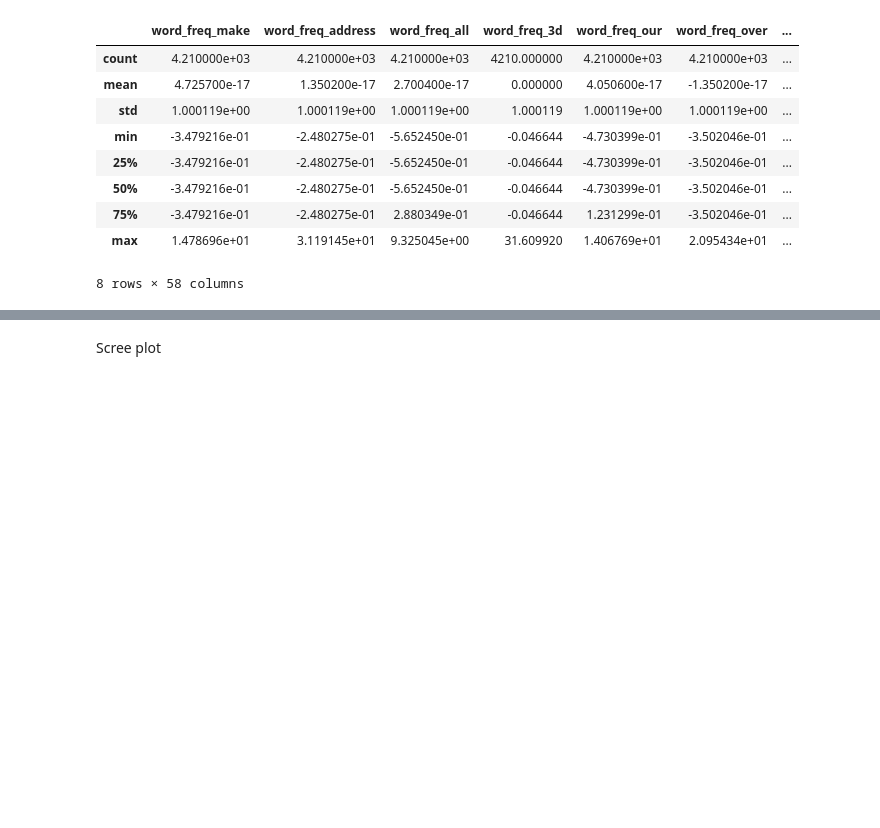
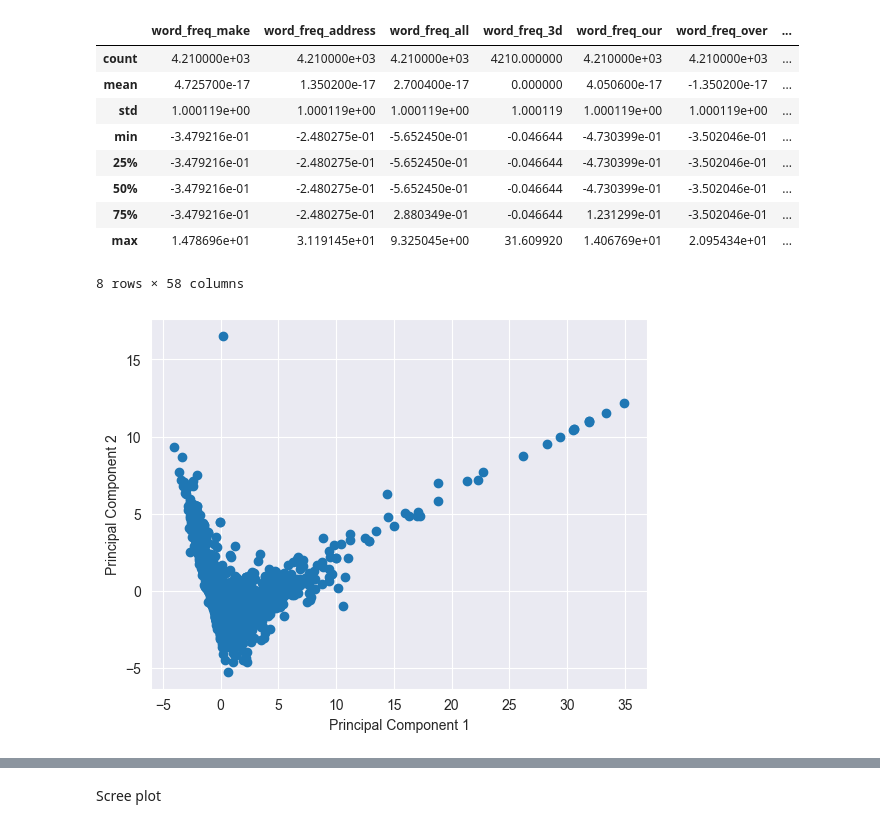
Before and after one commit to oshengeenath/E-mail-spam-detector, a Jupyter notebook: Decision_Tree.ipynb, the cells around one changed output, grey strips where cells are left out. Drawn from its saved outputs; the diff is of its cells as text; code cells hidden in the pictures; blank space fills up the shorter version.

```diff
--- a/Decision_Tree.ipynb
+++ b/Decision_Tree.ipynb
@@ -44,6 +44,13 @@ new_data.describe()
 from sklearn.decomposition import PCA
 pca = PCA()
 principalComponents = pca.fit_transform(new_data)
+# %%
+plt.scatter(principalComponents[:, 0], principalComponents[:, 1])
+plt.xlabel('Principal Component 1')
+plt.ylabel('Principal Component 2')
+plt.show()
+# %% [output]
+[figure, added]
 # %%
 pca = PCA(n_components=44)
 new_data = pca.fit_transform(new_data)
```
Also changed, not shown: parts of 7 cells of this notebook, 1 other file.
